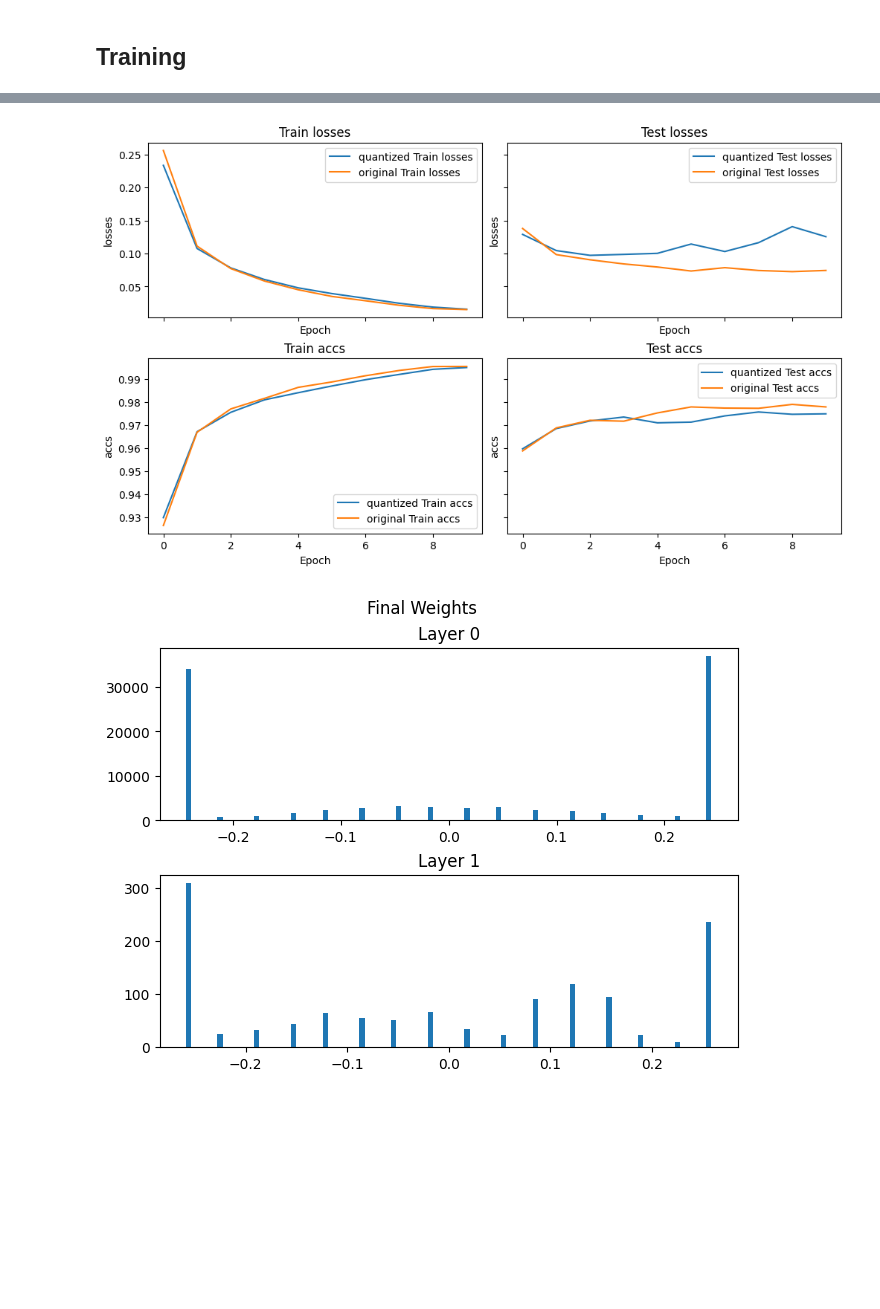
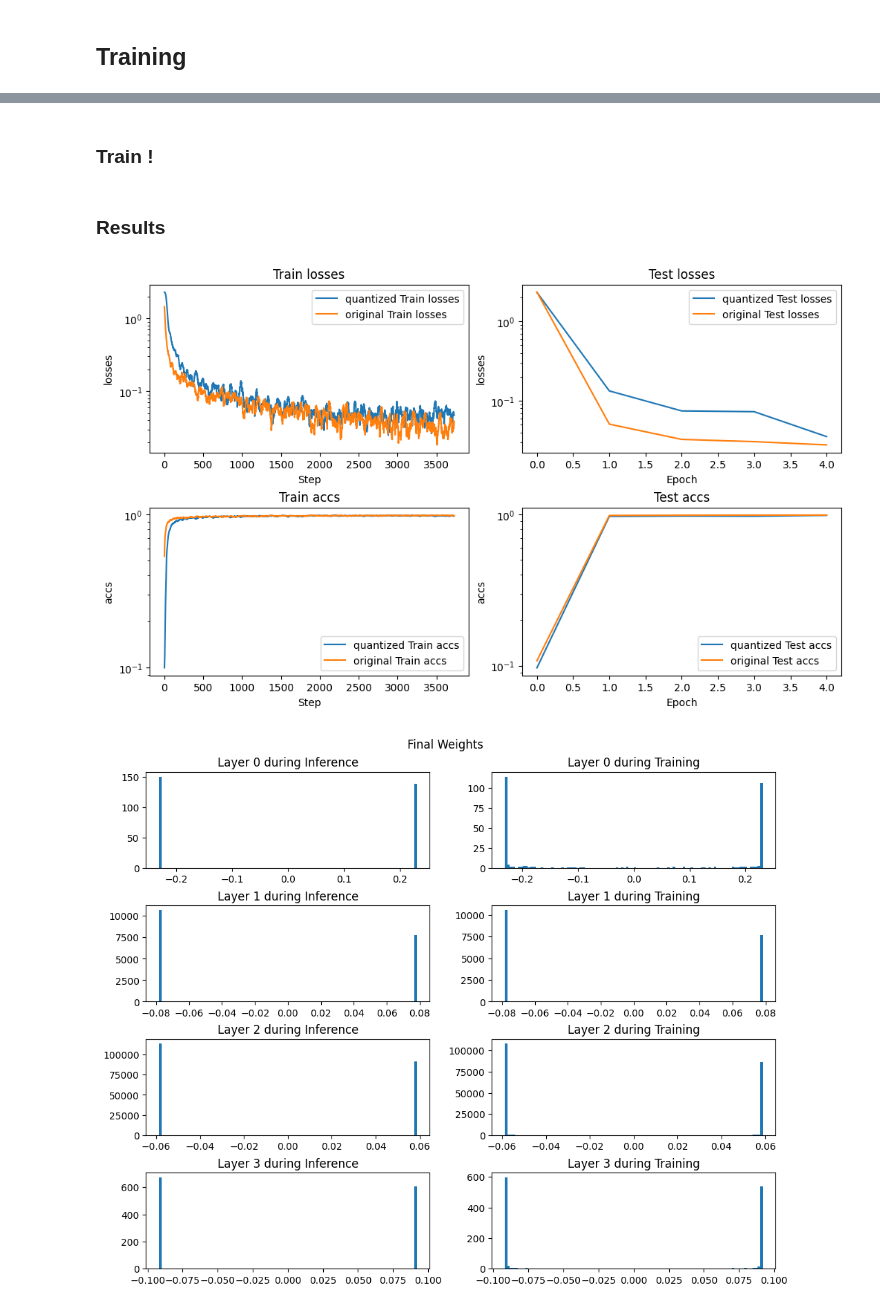
Before and after one commit to GabrielBena/alibabacloud-quantization-networks, a Jupyter notebook: mnist.ipynb, the cells around one changed output, grey strips where cells are left out. Cells and saved outputs as stored; diff of their text form; code cells hidden in the pictures; blank space fills up the shorter version.

Commit message:
model comparison + Conv2d

```diff
--- a/mnist.ipynb
+++ b/mnist.ipynb
@@ -143,7 +167,7 @@ def train(model, device, train_loader, optimizer, epoch, **kwargs):
 
         if kwargs.get("adjust_T", False):
             model.set_temperature(
-                kwargs.get("Ts")[epoch * len(train_loader) + batch_idx]
+                kwargs.get("Ts")[(epoch-1) * len(train_loader) + batch_idx]
             )
 
         desc = str(
@@ -257,3 +287,5 @@ results = {
+# %% [markdown]
+### Train !
 # %%
 for model, optimizer, scheduler, name in zip(
     [q_model, original_model],
@@ -282,35 +317,48 @@ for model, optimizer, scheduler, name in zip(
         results[name]["test_losses"].append(test_loss)
         results[name]["test_accs"].append(test_acc)
+# %% [markdown]
+### Results
 # %%
 fig, axs = plt.subplots(
-    2, 2, figsize=(10, 6), constrained_layout=True, sharex=True, sharey="row"
+    2, 2, figsize=(10, 6), constrained_layout=True, sharex=False, sharey=False
 )
 for metric, axs_m in zip(["losses", "accs"], axs):
     for name in ["quantized", "original"]:
         for ax, trial in zip(axs_m, ["Train", "Test"]):
+
+            res = results[name][f"{trial.lower()}_{metric}"]
+            if trial == "Train" :
+                k = 25
+                res = np.convolve(res, np.ones(k) / k, mode="valid")
             ax.plot(
-                results[name][f"{trial.lower()}_{metric}"],
+                res,
                 label=f"{name} {trial} {metric}",
             )
             ax.set_title(f"{trial} {metric}")
             ax.legend()
-            ax.set_xlabel("Epoch")
+            ax.set_xlabel("Epoch" if trial == "Test" else "Step")
             ax.set_ylabel(metric)
+            ax.set_yscale('log')
+                # ax.set_xscale('log')
 # %% [output]
-[figure, old version]
+[figure, new version]
 # %%
-model.set_training(False)
-q_weights = [
-    m.weight.cpu().detach().numpy().flatten()
-    for m in model.modules_list
-    if hasattr(m, "weight")
-]
-fig, axs = plt.subplots(len(q_weights), 1, constrained_layout=True)
-for i, (ax, weights) in enumerate(zip(axs, q_weights)):
-    ax.hist(weights, bins=100)
-    ax.set_title("Layer {}".format(i))
+fig, axs = plt.subplots(q_model.n_layers, 2, constrained_layout=True, figsize=(10, 2*q_model.n_layers))
+
+for training, axs_w in enumerate(axs.T):
+    q_model.set_training(training)
+    q_weights = [
+        m.weight.cpu().detach().numpy().flatten()
+        for m in q_model.modules_list
+        if hasattr(m, "weight")
+    ]
+    for i, (ax, weights) in enumerate(zip(axs_w, q_weights)):
+        ax.hist(weights, bins=100)
+        ax.set_title(
+            f"Layer {i} during {'Training'*training + 'Inference'*(1-training)}"
+        )
 
 fig.suptitle("Final Weights")
 plt.show()
 # %% [output]
-[figure, old version]
+[figure, new version]
```
Also changed, not shown: parts of 7 cells of this notebook, 1 other file.
